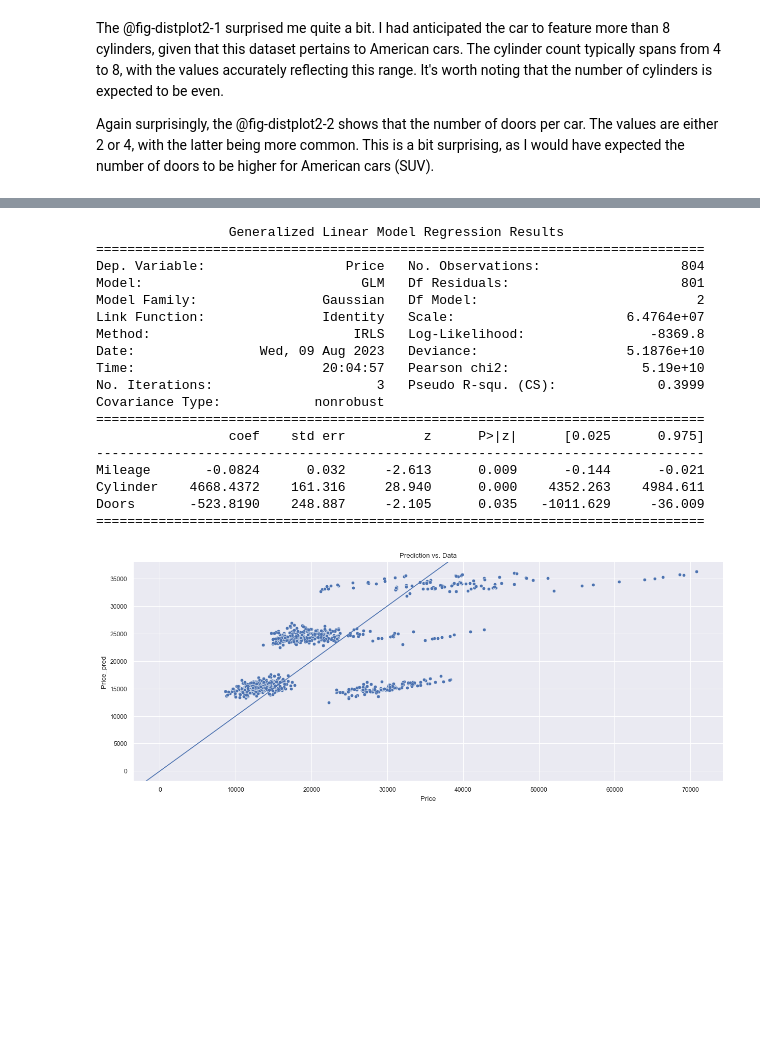
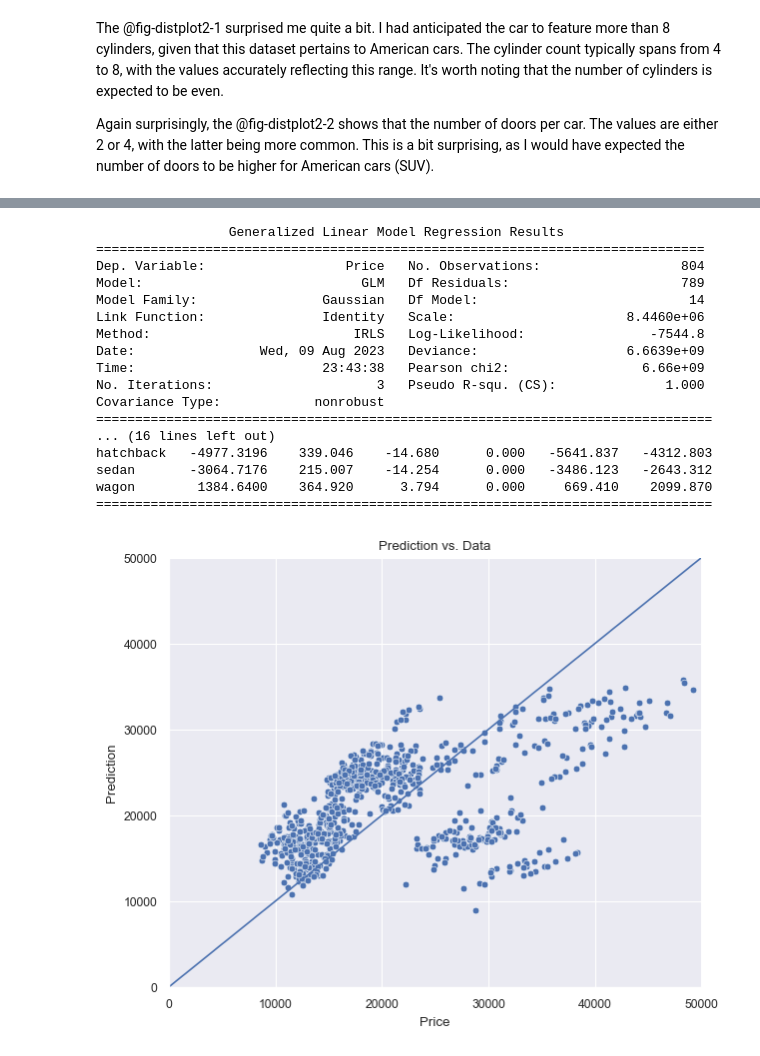
Before and after one commit to bernardo-cruz/blog, a Jupyter notebook: quarto_builder/posts/glm.ipynb, the cells around one changed output, grey strips where cells are left out. Cells and saved outputs as stored; diff of their text form; code cells hidden in the pictures; blank space fills up the shorter version.

```diff
--- a/quarto_builder/posts/glm.ipynb
+++ b/quarto_builder/posts/glm.ipynb
@@ -212,5 +277,10 @@ ImportError: lxml not found, please install it
 # %%
-formula = 'Price ~ Mileage + Cylinder + Doors - 1'
+variables = df.columns.to_list()
+
+response_variable = variables.pop(0)
+variables = variables
+
+formula = 'Price ~' + ' + '.join(variables) + ' - 1'
 
 model1 = (
     smf
@@ -231,41 +301,46 @@ print(
                  Generalized Linear Model Regression Results
 ==============================================================================
 Dep. Variable:                  Price   No. Observations:                  804
-Model:                            GLM   Df Residuals:                      801
-Model Family:                Gaussian   Df Model:                            2
-Link Function:               Identity   Scale:                      6.4764e+07
-Method:                          IRLS   Log-Likelihood:                -8369.8
-Date:                Wed, 09 Aug 2023   Deviance:                   5.1876e+10
-Time:                        20:04:57   Pearson chi2:                 5.19e+10
-No. Iterations:                     3   Pseudo R-squ. (CS):             0.3999
+Model:                            GLM   Df Residuals:                      789
+Model Family:                Gaussian   Df Model:                           14
+Link Function:               Identity   Scale:                      8.4460e+06
+Method:                          IRLS   Log-Likelihood:                -7544.8
+Date:                Wed, 09 Aug 2023   Deviance:                   6.6639e+09
+Time:                        23:43:38   Pearson chi2:                 6.66e+09
+No. Iterations:                     3   Pseudo R-squ. (CS):              1.000
 Covariance Type:            nonrobust
-==============================================================================
-                 coef    std err          z      P>|z|      [0.025      0.975]
-------------------------------------------------------------------------------
-Mileage       -0.0824      0.032     -2.613      0.009      -0.144      -0.021
-Cylinder    4668.4372    161.316     28.940      0.000    4352.263    4984.611
-Doors       -523.8190    248.887     -2.105      0.035   -1011.629     -36.009
-==============================================================================
+===============================================================================
+... (16 lines left out)
+hatchback   -4977.3196    339.046    -14.680      0.000   -5641.837   -4312.803
+sedan       -3064.7176    215.007    -14.254      0.000   -3486.123   -2643.312
+wagon        1384.6400    364.920      3.794      0.000     669.410    2099.870
+===============================================================================
 # %%
 preds = (
     df
     .assign(
         Price_pred = lambda df: model1.params.loc['Mileage'] * df.Mileage +  model1.params.loc['Cylinder'] * df.Cylinder + model1.params.loc['Doors'] * df.Doors,
         procent_error = lambda df: df.Price_pred / df.Price,
     )
 )
 
-# plt.figure(figsize=(12,3))
+height = plt.rcParams['figure.figsize'][0]
+aspect = plt.rcParams['figure.figsize'][0]/plt.rcParams['figure.figsize'][1] / 2
+
 g = sns.relplot(
     data    = preds,
     x       = 'Price',
     y       = 'Price_pred',
-    height  = plt.rcParams['figure.figsize'][0],
-    aspect  = plt.rcParams['figure.figsize'][0]/plt.rcParams['figure.figsize'][1],
+    height  = height,
+    aspect  = aspect,
     kind    = 'scatter',
 )
+plt.xlim(0, 50000)
+plt.ylim(0, 50000)
+plt.xlabel('Price')
+plt.ylabel('Prediction')
 plt.axline((0,0),(1,1))
 plt.title('Prediction vs. Data')
 plt.show(g)
 # %% [output]
-[figure, old version]
+[figure, new version]
```
Also changed, not shown: parts of 5 cells of this notebook, 31 other files.
